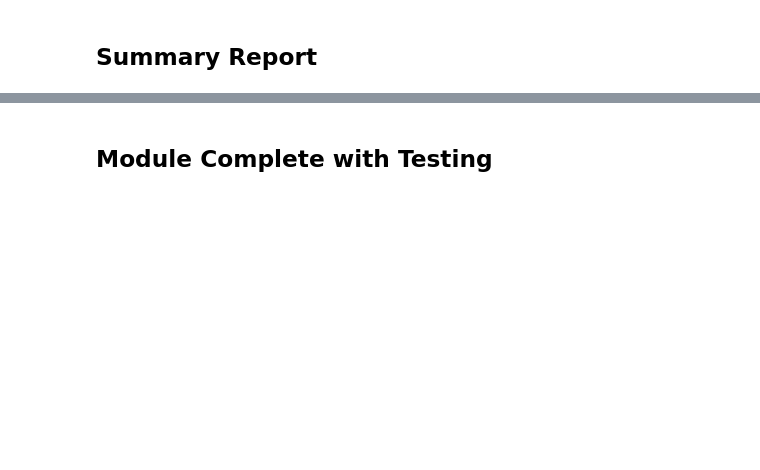
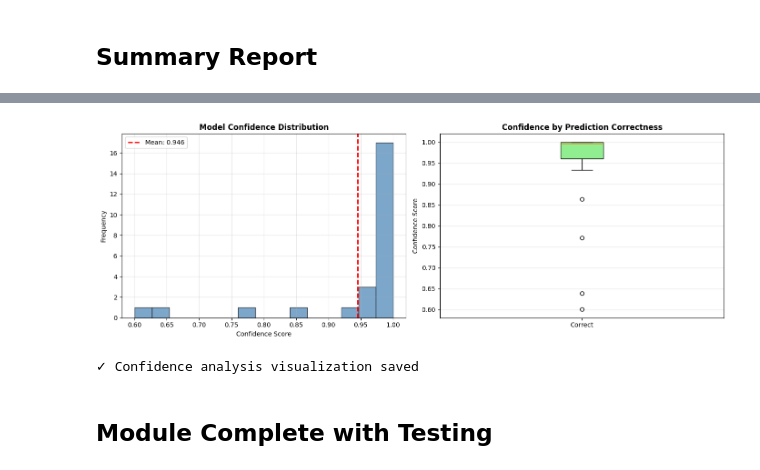
Before and after one commit to arghads9177/learning-assignments, a Jupyter notebook: Chapter2/module6/01_fine_tuning.ipynb, the cells around one changed output, grey strips where cells are left out. Drawn from its saved outputs; the diff is of its cells as text; code cells hidden in the pictures; blank space fills up the shorter version.

```diff
--- a/Chapter2/module6/01_fine_tuning.ipynb
+++ b/Chapter2/module6/01_fine_tuning.ipynb
@@ -1127,37 +1360,58 @@ print('\n✓ Summary report saved')
 # %%
+predictions = []
+confidences = []
+true_labels = []
+
+best_model.eval()
+with torch.no_grad():
+    for images, labels in test_loader:
+        images = images.to(device)
+        outputs = best_model(images)
+        probabilities = torch.softmax(outputs, dim=1)
+
+        # Get predicted class and its confidence
+        max_confidences, predicted_classes = torch.max(probabilities, 1)
+
+        predictions.extend(predicted_classes.cpu().numpy())
+        confidences.extend(max_confidences.cpu().numpy())
+        true_labels.extend(labels.cpu().numpy())
+
 fig, axes = plt.subplots(1, 2, figsize=(14, 5))
 
 # Confidence distribution
 axes[0].hist(confidences, bins=15, alpha=0.7, color='steelblue', edgecolor='black')
 axes[0].axvline(np.mean(confidences), color='red', linestyle='--', linewidth=2, label=f'Mean: {np.mean(confidences):.3f}')
 axes[0].set_title('Model Confidence Distribution', fontweight='bold')
 axes[0].set_xlabel('Confidence Score')
 axes[0].set_ylabel('Frequency')
 axes[0].legend()
 axes[0].grid(alpha=0.3)
 
 # Correct vs Incorrect predictions
 correct_mask = np.array(predictions) == np.array(true_labels)
 correct_conf = np.array(confidences)[correct_mask]
 incorrect_conf = np.array(confidences)[~correct_mask]
 
 data_to_plot = [correct_conf]
 if len(incorrect_conf) > 0:
     data_to_plot.append(incorrect_conf)
 
 bp = axes[1].boxplot(data_to_plot, labels=['Correct', 'Incorrect'] if len(incorrect_conf) > 0 else ['Correct'],
                       patch_artist=True)
 for patch, color in zip(bp['boxes'], ['lightgreen', 'lightcoral']):
     patch.set_facecolor(color)
 axes[1].set_title('Confidence by Prediction Correctness', fontweight='bold')
 axes[1].set_ylabel('Confidence Score')
 axes[1].grid(alpha=0.3, axis='y')
 
 plt.tight_layout()
 plt.savefig(OUTPUT_DIR / 'confidence_analysis_best_model.png', dpi=100, bbox_inches='tight')
 plt.show()
 
 print('✓ Confidence analysis visualization saved')
+# %% [output]
+[figure, added]
+✓ Confidence analysis visualization saved
 # %% [markdown]
 ## Module Complete with Testing
 # %%
```
Also changed, not shown: parts of 29 cells of this notebook.
